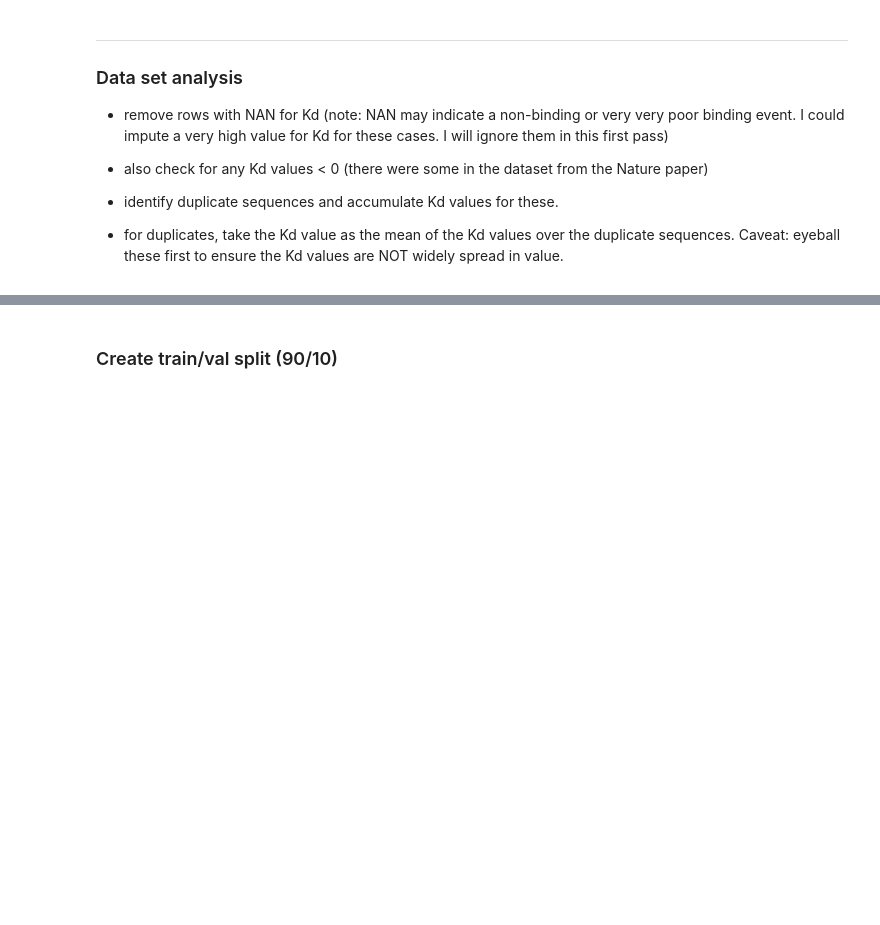
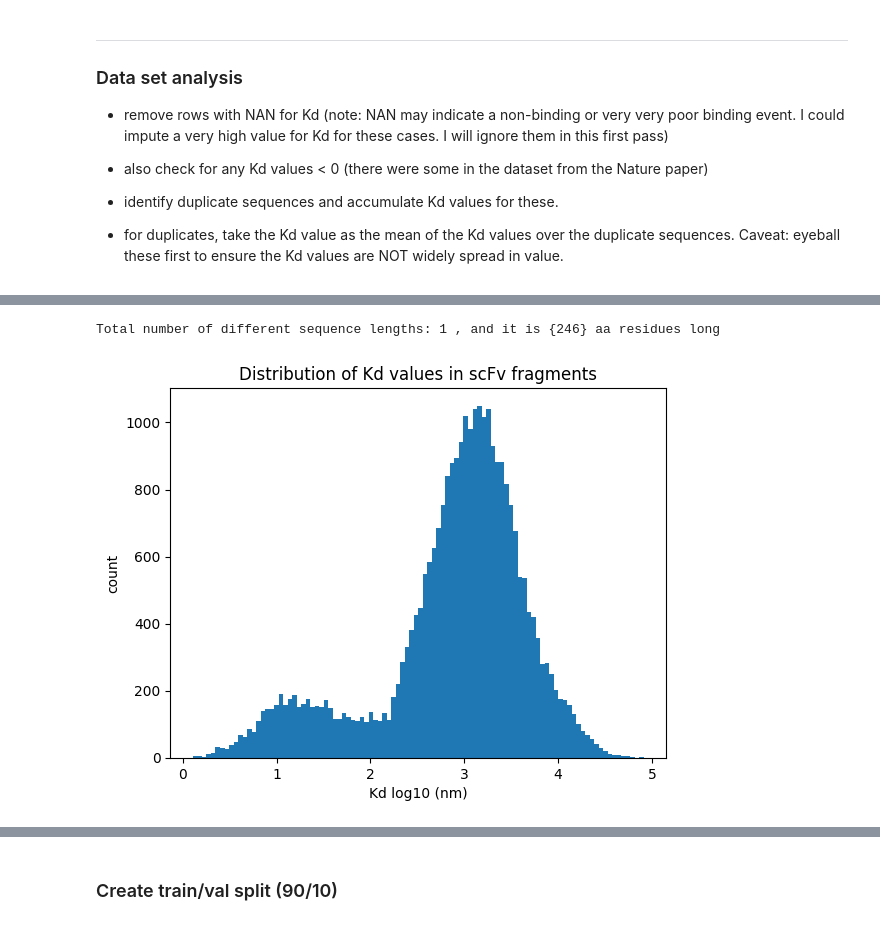
Before and after one commit to planaria158/BERT-antibody-antigen-binding-energy, a Jupyter notebook: notebooks/DataAnalysis.ipynb, the cells around one changed output, grey strips where cells are left out. Cells and saved outputs as stored; diff of their text form; code cells hidden in the pictures; blank space fills up the shorter version.

```diff
--- a/notebooks/DataAnalysis.ipynb
+++ b/notebooks/DataAnalysis.ipynb
@@ -48,7 +48,7 @@ import matplotlib.pyplot as plt
 * identify duplicate sequences and accumulate Kd values for these.
 * for duplicates, take the Kd value as the mean of the Kd values over the duplicate sequences.  Caveat: eyeball these first to ensure the Kd values are NOT widely spread in value.
 # %%
-data_file = './data/alphaseq_data_train.csv'
+data_file = '../data/alphaseq_data_train.csv'
 df = pd.read_csv(data_file)
 rows1 = df.shape[0]
 print('starting dataframe has', rows1, 'rows')
@@ -93,4 +107,6 @@ for k,v in seqs.items():
 
 # Is there a distribution of lengths for scFv ?
 s = set([len(k) for k,v in seqs_mean_Kd.items()])
-print('Total number of different sequence lengths:', len(s), ', and it is', s, 'aa long')
+print('Total number of different sequence lengths:', len(s), ', and it is', s, 'aa residues long')
+# %% [output]
+Total number of different sequence lengths: 1 , and it is {246} aa residues long
@@ -97,11 +121,13 @@ print('Total number of different sequence lengths:', len(s), ', and it is', s, '
 # %%
 # Histogram of Kd values
 #
 kds = [v for k,v in seqs_mean_Kd.items()]
 plt.hist(kds, bins=100)
-plt.xlabel('Kd (nm)')
+plt.xlabel('Kd log10 (nm)')
 plt.ylabel('count')
 plt.title('Distribution of Kd values in scFv fragments')
 plt.show()
 
 # Interesting that it appears somewhat bi-modal
+# %% [output]
+[figure, added]
```
Also changed, not shown: parts of 11 cells of this notebook, 4 other files.
